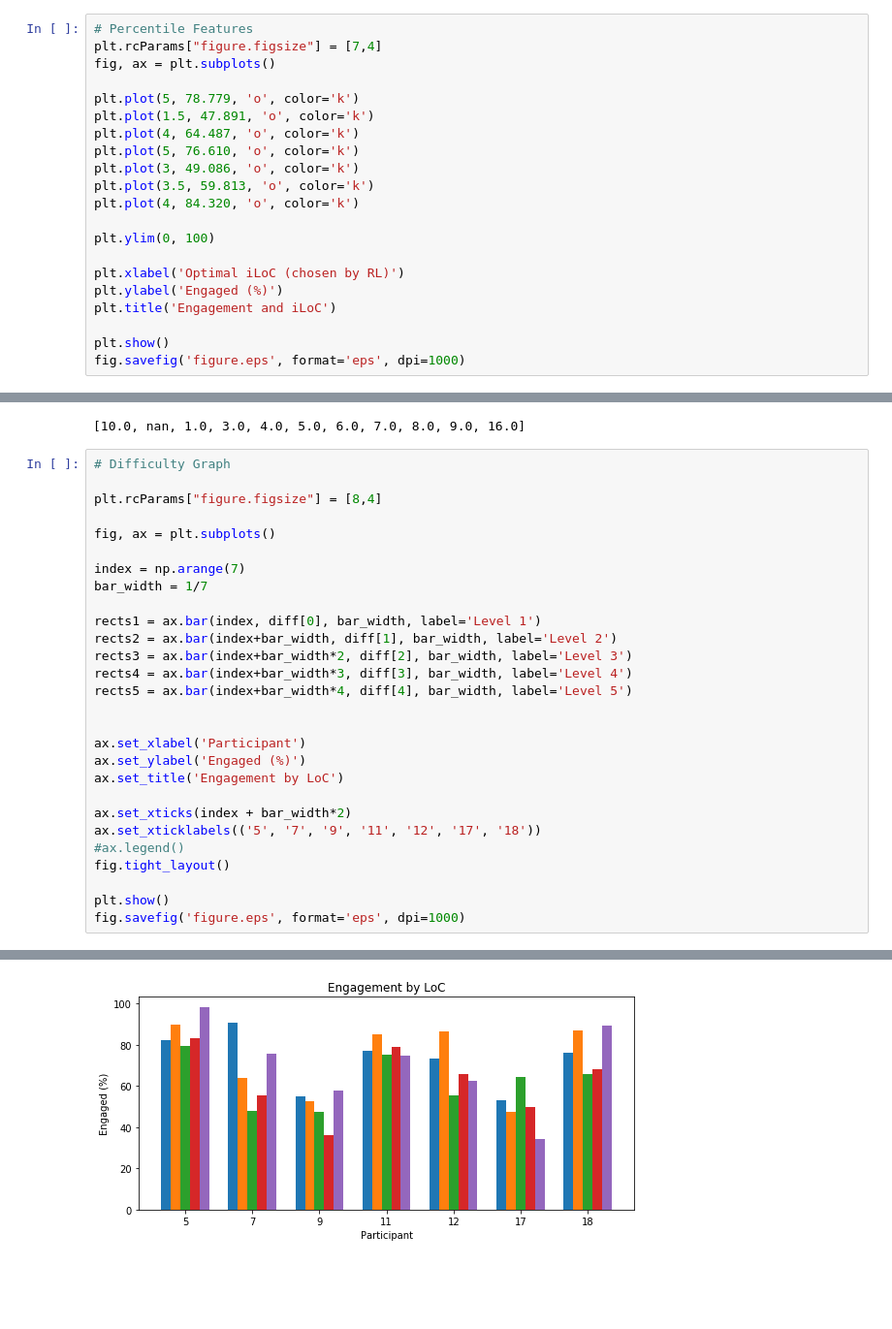
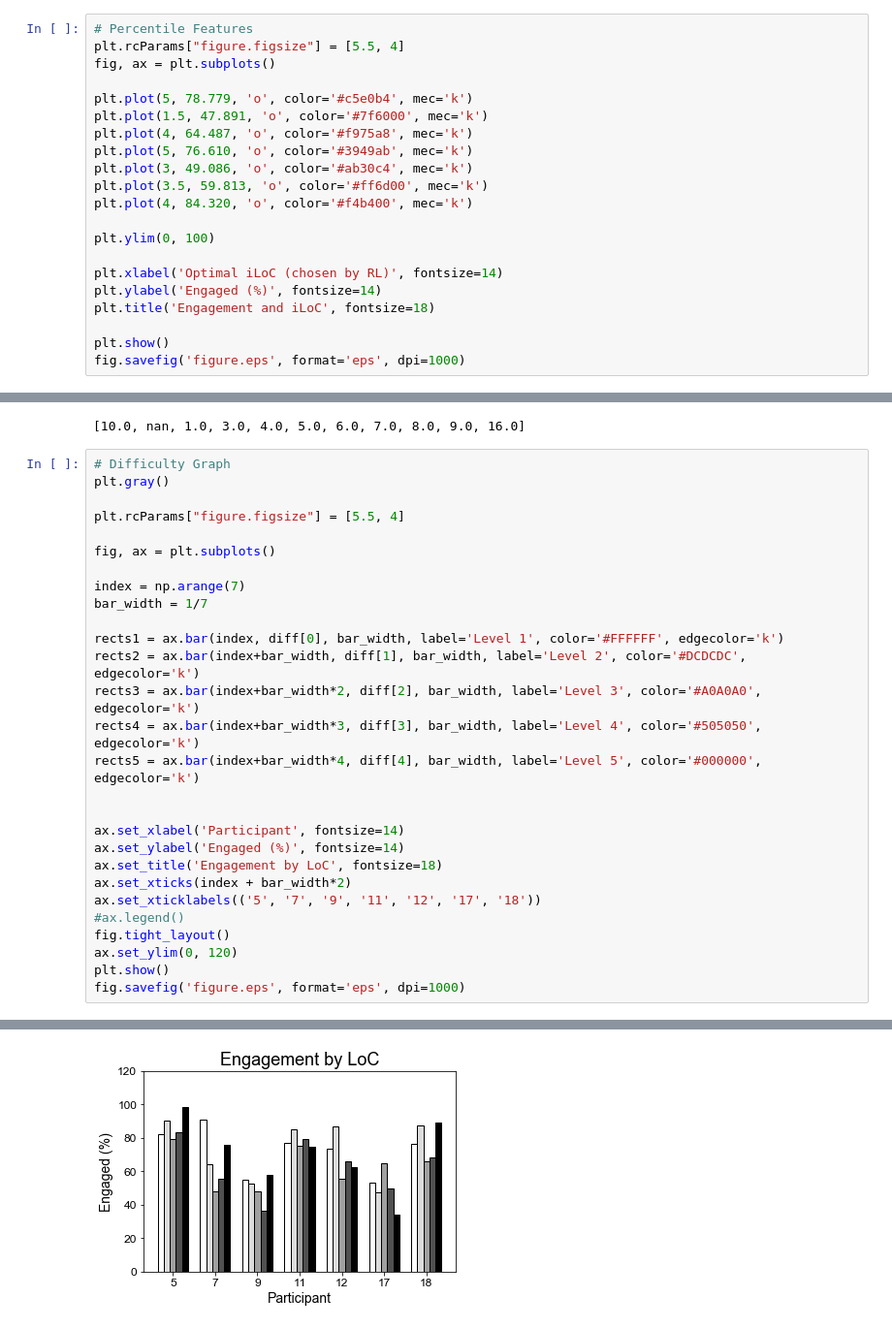
Before and after one commit to interaction-lab/exp_engagement, a Jupyter notebook: Analysis/feature_analysis.ipynb, the cells around one changed output, grey strips where cells are left out. Shown at 97% size. Drawn from its saved outputs; the diff is of its cells as text; blank space fills up the shorter version.

```diff
--- a/Analysis/feature_analysis.ipynb
+++ b/Analysis/feature_analysis.ipynb
@@ -412,22 +410,22 @@ fig.savefig('figure.eps', format='eps', dpi=1000)
 # Converged Difficulty
 # %%
 # Percentile Features
-plt.rcParams["figure.figsize"] = [7,4]
+plt.rcParams["figure.figsize"] = [5.5, 4]
 fig, ax = plt.subplots()
 
-plt.plot(5, 78.779, 'o', color='k')
-plt.plot(1.5, 47.891, 'o', color='k')
-plt.plot(4, 64.487, 'o', color='k')
-plt.plot(5, 76.610, 'o', color='k')
-plt.plot(3, 49.086, 'o', color='k')
-plt.plot(3.5, 59.813, 'o', color='k')
-plt.plot(4, 84.320, 'o', color='k')
+plt.plot(5, 78.779, 'o', color='#c5e0b4', mec='k')
+plt.plot(1.5, 47.891, 'o', color='#7f6000', mec='k')
+plt.plot(4, 64.487, 'o', color='#f975a8', mec='k')
+plt.plot(5, 76.610, 'o', color='#3949ab', mec='k')
+plt.plot(3, 49.086, 'o', color='#ab30c4', mec='k')
+plt.plot(3.5, 59.813, 'o', color='#ff6d00', mec='k')
+plt.plot(4, 84.320, 'o', color='#f4b400', mec='k')
 
 plt.ylim(0, 100)
 
-plt.xlabel('Optimal iLoC (chosen by RL)')
-plt.ylabel('Engaged (%)')
-plt.title('Engagement and iLoC')
+plt.xlabel('Optimal iLoC (chosen by RL)', fontsize=14)
+plt.ylabel('Engaged (%)', fontsize=14)
+plt.title('Engagement and iLoC', fontsize=18)
 
 plt.show()
 fig.savefig('figure.eps', format='eps', dpi=1000)
@@ -491,30 +489,30 @@ types
 [10.0, nan, 1.0, 3.0, 4.0, 5.0, 6.0, 7.0, 8.0, 9.0, 16.0]
 # %%
 # Difficulty Graph
+plt.gray()
 
-plt.rcParams["figure.figsize"] = [8,4]
+plt.rcParams["figure.figsize"] = [5.5, 4]
 
 fig, ax = plt.subplots()
 
 index = np.arange(7)
 bar_width = 1/7
 
-rects1 = ax.bar(index, diff[0], bar_width, label='Level 1')
-rects2 = ax.bar(index+bar_width, diff[1], bar_width, label='Level 2')
-rects3 = ax.bar(index+bar_width*2, diff[2], bar_width, label='Level 3')
-rects4 = ax.bar(index+bar_width*3, diff[3], bar_width, label='Level 4')
-rects5 = ax.bar(index+bar_width*4, diff[4], bar_width, label='Level 5')
+rects1 = ax.bar(index, diff[0], bar_width, label='Level 1', color='#FFFFFF', edgecolor='k')
+rects2 = ax.bar(index+bar_width, diff[1], bar_width, label='Level 2', color='#DCDCDC', edgecolor='k')
+rects3 = ax.bar(index+bar_width*2, diff[2], bar_width, label='Level 3', color='#A0A0A0', edgecolor='k')
+rects4 = ax.bar(index+bar_width*3, diff[3], bar_width, label='Level 4', color='#505050', edgecolor='k')
+rects5 = ax.bar(index+bar_width*4, diff[4], bar_width, label='Level 5', color='#000000', edgecolor='k')
 
 
-ax.set_xlabel('Participant')
-ax.set_ylabel('Engaged (%)')
-ax.set_title('Engagement by LoC')
-
+ax.set_xlabel('Participant', fontsize=14)
+ax.set_ylabel('Engaged (%)', fontsize=14)
+ax.set_title('Engagement by LoC', fontsize=18)
 ax.set_xticks(index + bar_width*2)
 ax.set_xticklabels(('5', '7', '9', '11', '12', '17', '18'))
 #ax.legend()
 fig.tight_layout()
-
+ax.set_ylim(0, 120)
 plt.show()
 fig.savefig('figure.eps', format='eps', dpi=1000)
 # %% [output]
@@ -521,4 +520,4 @@ fig.savefig('figure.eps', format='eps', dpi=1000)
-[figure, old version]
+[figure, new version]
 # %%
 # Difficulty Graph
 
```
Also changed, not shown: parts of 14 cells of this notebook, 5 other files.
